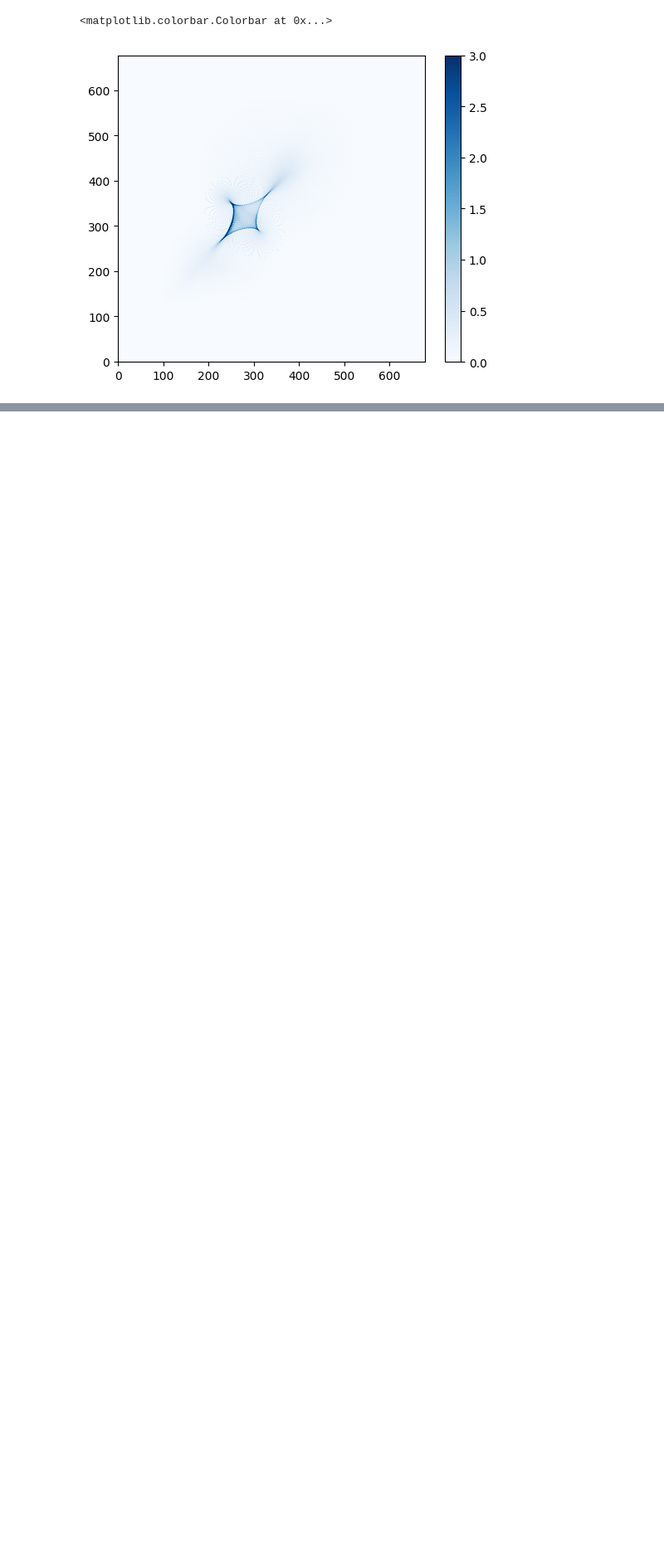
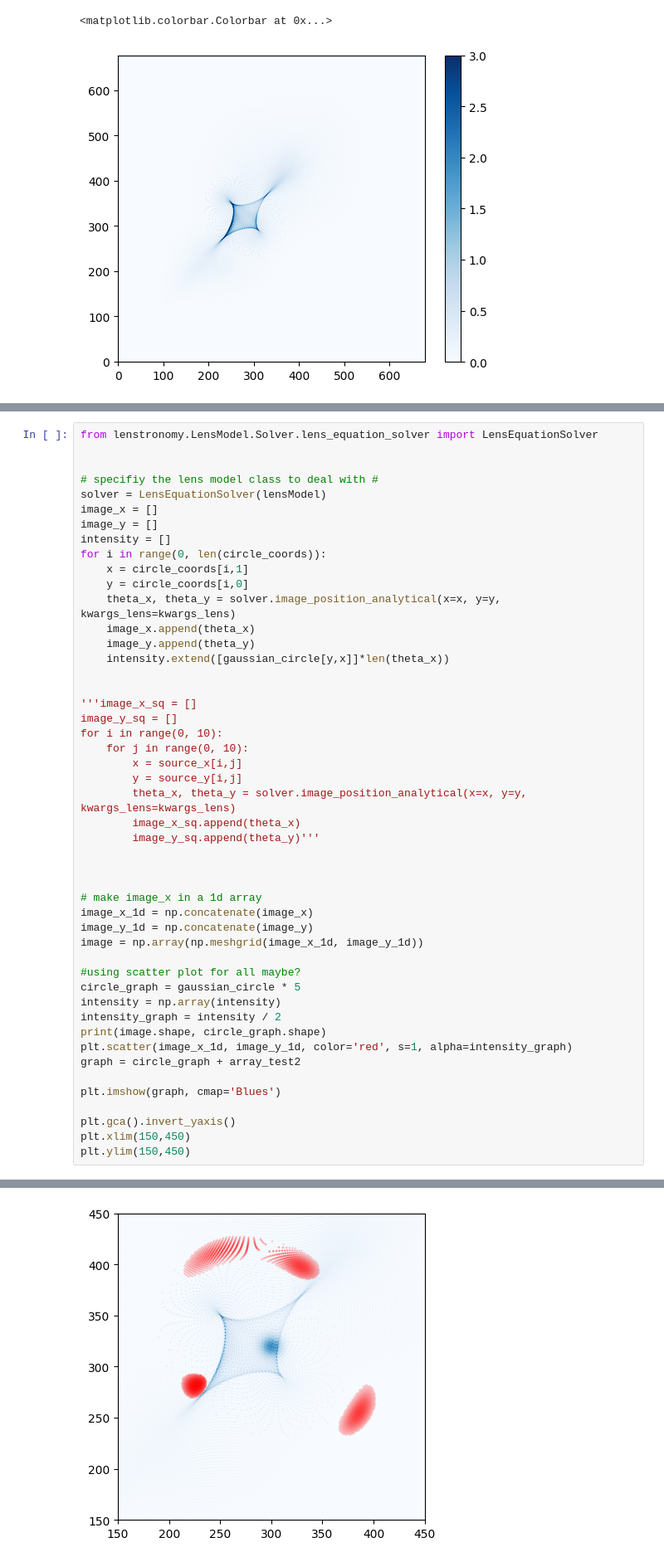
Before and after one commit to diceandcats/SURE-GW-lensing, a Jupyter notebook: Real stuffs/readingFITS.ipynb, the cells around one changed output, grey strips where cells are left out. Shown at 83% size. Cells and saved outputs as stored; diff of their text form; blank space fills up the shorter version.

Commit message:
gaussian source stimulation

```diff
--- a/Real stuffs/readingFITS.ipynb
+++ b/Real stuffs/readingFITS.ipynb
@@ -142,0 +178,49 @@ plt.colorbar()
+# %%
+from lenstronomy.LensModel.Solver.lens_equation_solver import LensEquationSolver
+
+
+# specifiy the lens model class to deal with #
+solver = LensEquationSolver(lensModel)
+image_x = []
+image_y = []
+intensity = []
+for i in range(0, len(circle_coords)):
+    x = circle_coords[i,1]
+    y = circle_coords[i,0]
+    theta_x, theta_y = solver.image_position_analytical(x=x, y=y, kwargs_lens=kwargs_lens)
+    image_x.append(theta_x)
+    image_y.append(theta_y)
+    intensity.extend([gaussian_circle[y,x]]*len(theta_x))
+
+
+'''image_x_sq = []
+image_y_sq = []
+for i in range(0, 10):
+    for j in range(0, 10):
+        x = source_x[i,j]
+        y = source_y[i,j]
+        theta_x, theta_y = solver.image_position_analytical(x=x, y=y, kwargs_lens=kwargs_lens)
+        image_x_sq.append(theta_x)
+        image_y_sq.append(theta_y)'''
+
+
+
+# make image_x in a 1d array
+image_x_1d = np.concatenate(image_x)
+image_y_1d = np.concatenate(image_y)
+image = np.array(np.meshgrid(image_x_1d, image_y_1d))
+
+#using scatter plot for all maybe?
+circle_graph = gaussian_circle * 5
+intensity = np.array(intensity)
+intensity_graph = intensity / 2
+print(image.shape, circle_graph.shape)
+plt.scatter(image_x_1d, image_y_1d, color='red', s=1, alpha=intensity_graph)
+graph = circle_graph + array_test2
+
+plt.imshow(graph, cmap='Blues')
+
+plt.gca().invert_yaxis()
+plt.xlim(150,450)
+plt.ylim(150,450)
+# %% [output]
@@ -143,3 +229,4 @@ plt.colorbar()
+[figure, added]
 # %%
 from lenstronomy.Plots import lens_plot
 
```
Also changed, not shown: parts of 2 cells of this notebook.
